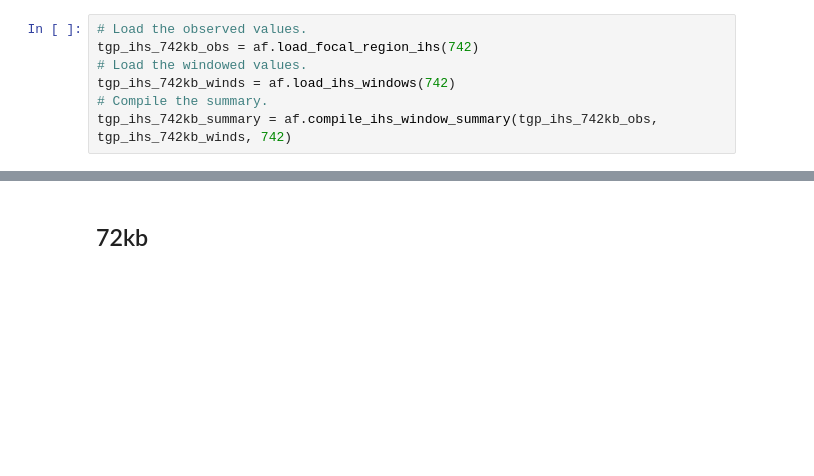
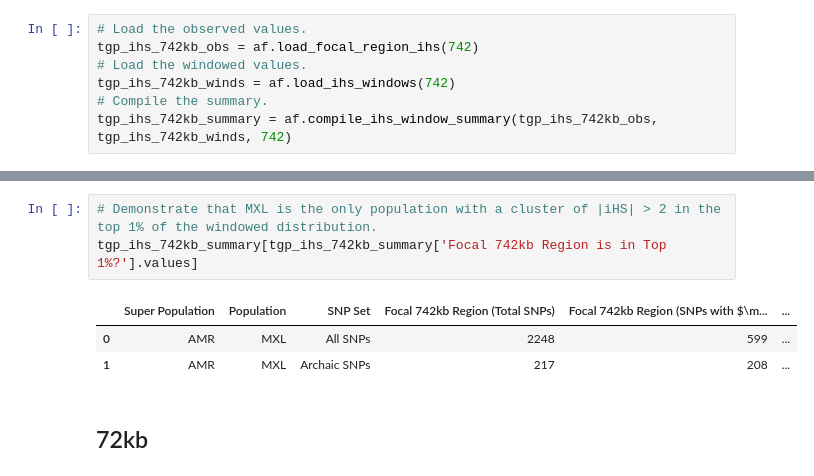
Before and after one commit to David-Peede/MUC19, a Jupyter notebook: analyses_nbs/ihs_analyses_v_revisions.ipynb, the cells around one changed output, grey strips where cells are left out. Saved outputs shown, nothing was run; the diff lists cells and outputs as text; blank space fills up the shorter version.

```diff
--- a/analyses_nbs/ihs_analyses_v_revisions.ipynb
+++ b/analyses_nbs/ihs_analyses_v_revisions.ipynb
@@ -41,3 +41,10 @@ tgp_ihs_742kb_summary
+# %%
+# Demonstrate that MXL is the only population with a cluster of |iHS| > 2 in the top 1% of the windowed distribution.
+tgp_ihs_742kb_summary[tgp_ihs_742kb_summary['Focal 742kb Region is in Top 1%?'].values]
+# %% [output]
+|  | Super Population | Population | SNP Set | Focal 742kb Region (Total SNPs) | Focal 742kb Region (SNPs with $\m... | ... |
+| 0 | AMR | MXL | All SNPs | 2248 | 599 | ... |
+| 1 | AMR | MXL | Archaic SNPs | 217 | 208 | ... |
 # %% [markdown]
 ## 72kb
 # %%
```
Also changed, not shown: parts of 3 cells of this notebook, 36 other files.
